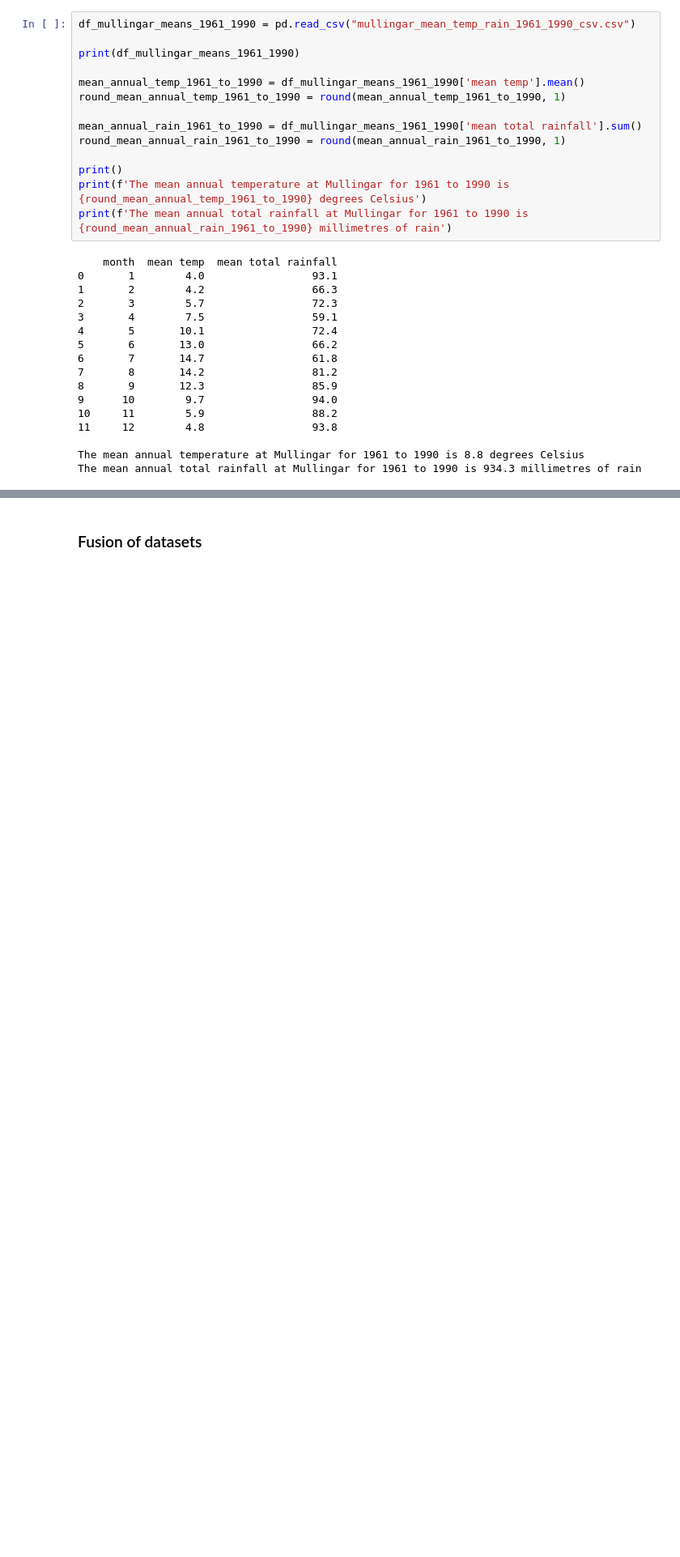
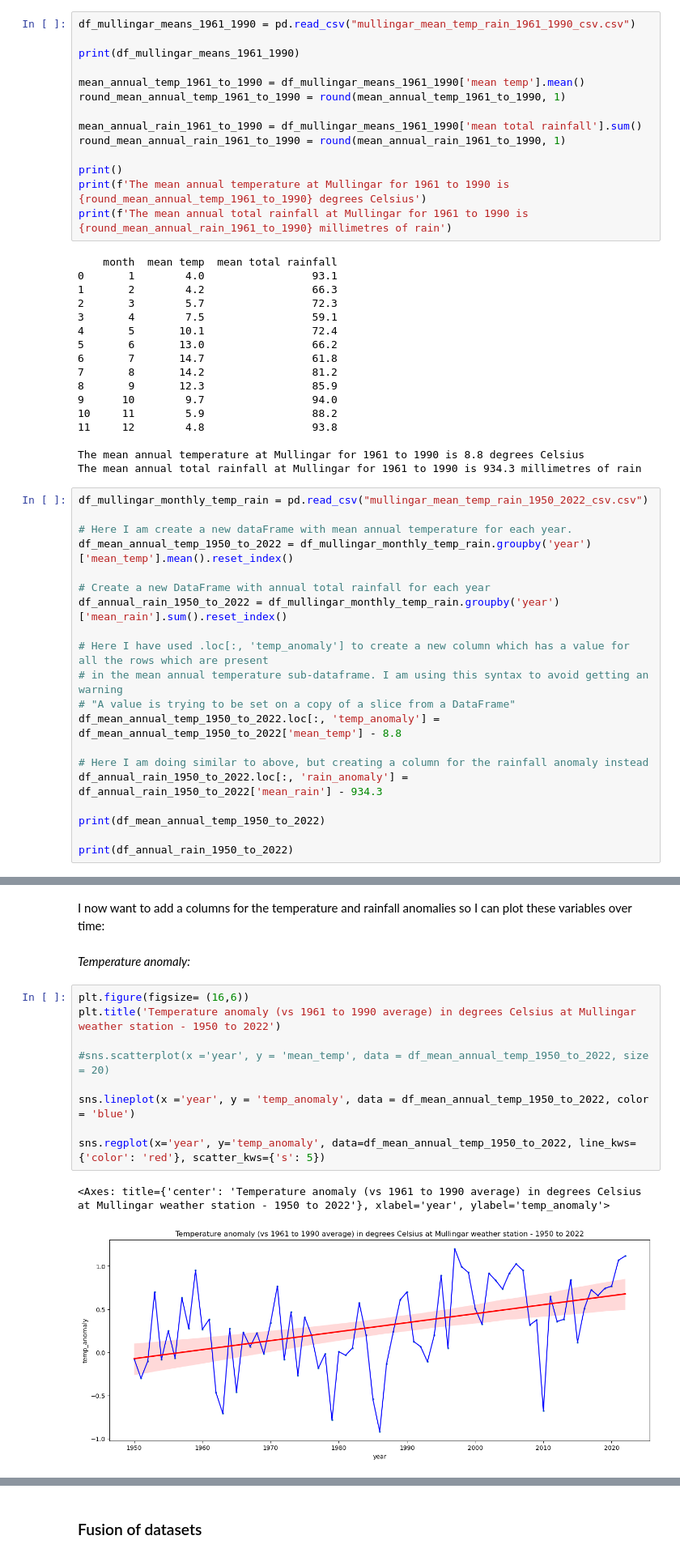
Before and after one commit to jmce22/pfda_project2, a Jupyter notebook: pfda_project2.ipynb, the cells around one changed output, grey strips where cells are left out. Shown at 81% size. Drawn from its saved outputs; the diff is of its cells as text; blank space fills up the shorter version.

Commit message:
created plots of temperature and rainfall anomaly for mullingar records

```diff
--- a/pfda_project2.ipynb
+++ b/pfda_project2.ipynb
@@ -866,3 +866,23 @@ print(f'The mean annual total rainfall at Mullingar for 1961 to 1990 is {round_m
 
 The mean annual temperature at Mullingar for 1961 to 1990 is 8.8 degrees Celsius
 The mean annual total rainfall at Mullingar for 1961 to 1990 is 934.3 millimetres of rain
+# %%
+df_mullingar_monthly_temp_rain = pd.read_csv("mullingar_mean_temp_rain_1950_2022_csv.csv")
+
+# Here I am create a new dataFrame with mean annual temperature for each year.
+df_mean_annual_temp_1950_to_2022 = df_mullingar_monthly_temp_rain.groupby('year')['mean_temp'].mean().reset_index()
+
+# Create a new DataFrame with annual total rainfall for each year
+df_annual_rain_1950_to_2022 = df_mullingar_monthly_temp_rain.groupby('year')['mean_rain'].sum().reset_index()
+
+# Here I have used .loc[:, 'temp_anomaly'] to create a new column which has a value for all the rows which are present
+# in the mean annual temperature sub-dataframe. I am using this syntax to avoid getting an warning
+# "A value is trying to be set on a copy of a slice from a DataFrame"
+df_mean_annual_temp_1950_to_2022.loc[:, 'temp_anomaly'] = df_mean_annual_temp_1950_to_2022['mean_temp'] - 8.8
+
+# Here I am doing similar to above, but creating a column for the rainfall anomaly instead
+df_annual_rain_1950_to_2022.loc[:, 'rain_anomaly'] = df_annual_rain_1950_to_2022['mean_rain'] - 934.3
+
+print(df_mean_annual_temp_1950_to_2022)
+
+print(df_annual_rain_1950_to_2022)
@@ -868,0 +907,16 @@ The mean annual total rainfall at Mullingar for 1961 to 1990 is 934.3 millimetre
+# %% [markdown]
+I now want to add a columns for the temperature and rainfall anomalies so I can plot these variables over time:
+# %% [markdown]
+*Temperature anomaly:*
+# %%
+plt.figure(figsize= (16,6))
+plt.title('Temperature anomaly (vs 1961 to 1990 average) in degrees Celsius at Mullingar weather station - 1950 to 2022')
+
+#sns.scatterplot(x ='year', y = 'mean_temp', data = df_mean_annual_temp_1950_to_2022, size = 20)
+
+sns.lineplot(x ='year', y = 'temp_anomaly', data = df_mean_annual_temp_1950_to_2022, color = 'blue')
+
+sns.regplot(x='year', y='temp_anomaly', data=df_mean_annual_temp_1950_to_2022, line_kws={'color': 'red'}, scatter_kws={'s': 5})
+# %% [output]
+<Axes: title={'center': 'Temperature anomaly (vs 1961 to 1990 average) in degrees Celsius at Mullingar weather station - 1950 to 2022'}, xlabel='year', ylabel='temp_anomaly'>
+[figure, added]
```
Also changed, not shown: parts of 5 cells of this notebook.
